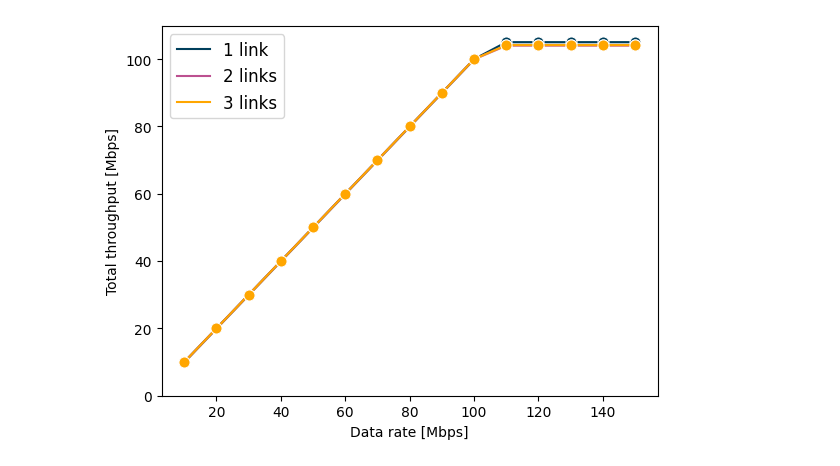
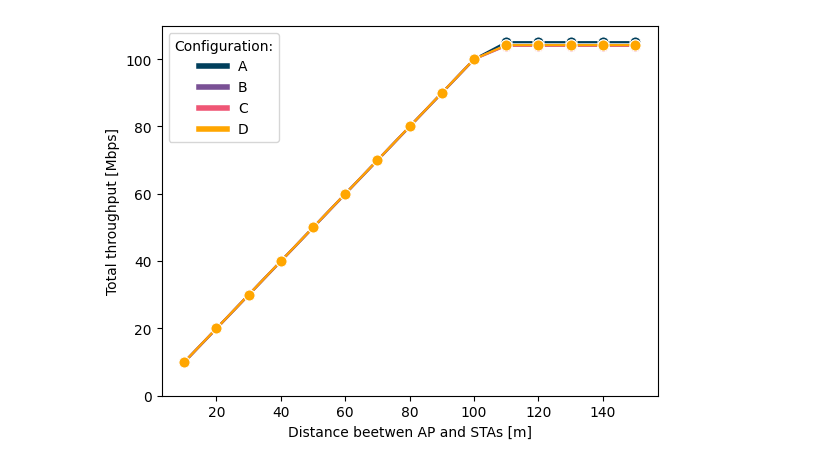
Before and after one commit to fmargul/magisterka, a Jupyter notebook: dataRate2/data_rate2.ipynb, the cells around one changed output. Cells and saved outputs as stored; diff of their text form; code cells hidden in the pictures.

Commit message:
dataRate + scenario 2 update

```diff
--- a/dataRate2/data_rate2.ipynb
+++ b/dataRate2/data_rate2.ipynb
@@ -7,11 +7,11 @@ import scipy.stats as st
 import seaborn.objects as so
 import seaborn as sns
 # %%
-palette = ['#003f5c', '#bc5090', '#ffa600', 'darkgoldenrod', 'navy', 'darkmagenta'] #https://matplotlib.org/stable/gallery/color/named_colors.html
+palette = ['#003f5c', '#7a5195', '#ef5675', '#ffa600'] #https://matplotlib.org/stable/gallery/color/named_colors.html
 marker_size = 8  # Ustalony rozmiar markerów
-xlabel = "Data rate [Mbps]"
+xlabel = "Distance beetwen AP and STAs [m]"
 # %%
-data = pd.read_csv('load.csv').drop_duplicates()
+data = pd.read_csv('load2.csv').drop_duplicates()
 data
 # %% [output]
 |  | rngRun | flow | nStations | distance | linksNumber | loss | jitter | latency | throughput | rxBytes | ... |
@@ -29,0 +30,21 @@ data
+# %%
+df0 = (
+    data.query("flow == 1")                       # zostawiamy tylko flow 0
+        .groupby(['scenario', 'distance', 'linksNumber', 'rngRun', 'flow', 'dataRate'], as_index=False)
+        .sum(numeric_only=True)   # zachowaj kolumnę flow
+)
+
+#  Flow 1
+df1 = (
+    data.query("flow == 2")
+        .groupby(['scenario', 'distance', 'linksNumber', 'rngRun', 'flow', 'dataRate'], as_index=False)
+        .sum(numeric_only=True)
+)
+
+#  Suma flow 0 + 1
+df_sum = (
+    data
+        .groupby(['scenario', 'distance', 'linksNumber', 'rngRun', 'dataRate'], as_index=False)
+        .mean(numeric_only=True)
+        .assign(flow='1+2')                       # sztuczna etykieta – tylko żeby było wiadomo
+)
@@ -30,26 +102,30 @@ data
 # %%
-plot_sum = data.groupby(['distance', 'linksNumber', 'rngRun', 'throughput', 'loss', 'jitter', 'latency']).sum().reset_index()
+plot_sum = data.groupby(['scenario', 'distance', 'linksNumber', 'rngRun', 'throughput', 'loss', 'jitter', 'latency']).sum().reset_index()
 plot_sum
 ax = None
 plt.grid(color = 'white', linestyle = '--', linewidth = 0.5)
 
-ax = sns.lineplot(data=plot_sum, x='dataRate', y='throughput', hue='linksNumber', errorbar=('ci'), markers=True, palette=palette, ax=ax, style='nStations')
+ax = sns.lineplot(data=plot_sum, x='dataRate', y='throughput', hue='scenario', errorbar=('ci'), markers=True, palette=palette, ax=ax, style='nStations')
 ax.tick_params(axis='y', which='both', labelleft=True)
 for line in ax.get_lines():  # Modyfikacja markerów w istniejących liniach
     line.set_markersize(marker_size)
 
 handles, labels = ax.get_legend_handles_labels()
+for handle in handles:
+    handle.set_linewidth(4)
 ax.legend(
-      handles=handles[1:4],
-      labels=['1 link', '2 links', '3 links'],
+      handles=handles[1:8],
+      labels=['A', 'B', 'C', 'D'],
       ncol=1,              # Liczba kolumn w legendzie
-      fontsize='large',   # Rozmiar czcionki
+      fontsize='medium',   # Rozmiar czcionki
+      title='Configuration:',         # <- Tytuł legendy
+      title_fontsize='medium'    # <- Rozmiar czcionki tytułu
     )
 ax.set_ylim(0)  # Ustawienie minimalnej wartości osi Y na 0 dla Throughput
 ax.set(xlabel=xlabel, ylabel='Total throughput [Mbps]')
 plt.savefig('dataRate_thr.svg', bbox_inches='tight')
 # %% [output]
-[figure, old version]
+[figure, new version]
 # %%
 ax = None
 plt.grid(color = 'white', linestyle = '--', linewidth = 0.5)
```
Also changed, not shown: parts of 6 cells of this notebook, 8 other files.
